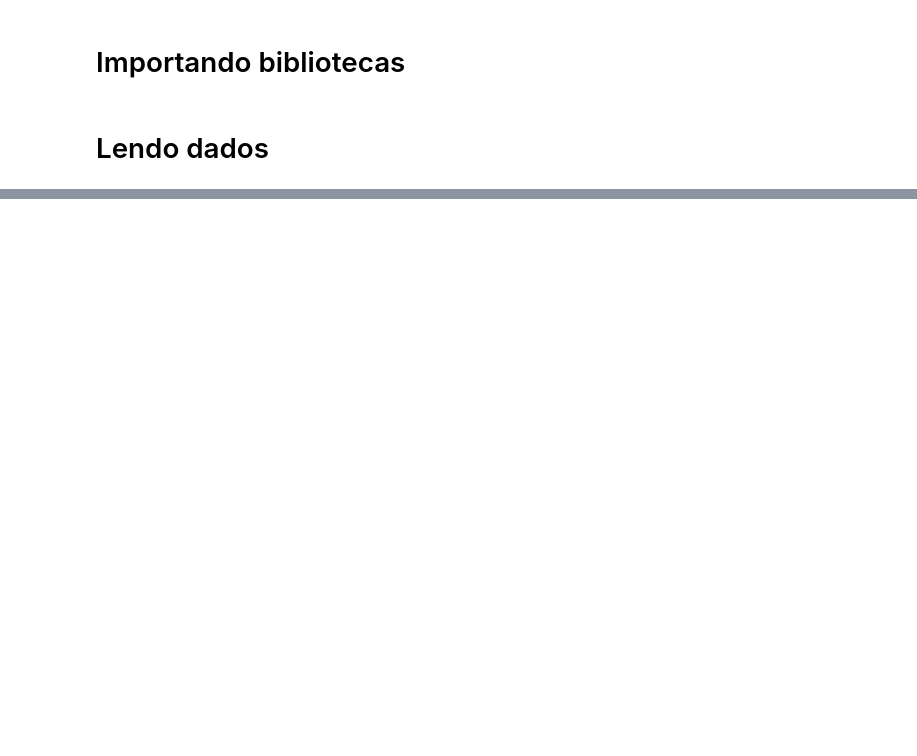
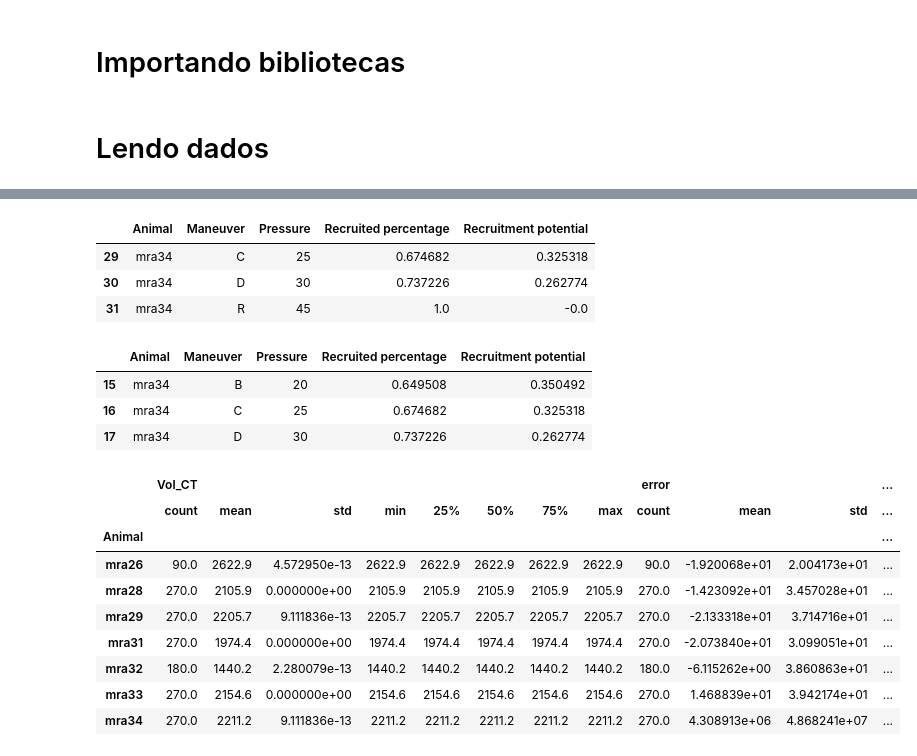
Before and after one commit to edlbcamargo/recrutabilidade, a Jupyter notebook: estima_recrutabilidade.ipynb, the cells around one changed output, grey strips where cells are left out. Drawn from its saved outputs; the diff is of its cells as text; code cells hidden in the pictures; blank space fills up the shorter version.

```diff
--- a/estima_recrutabilidade.ipynb
+++ b/estima_recrutabilidade.ipynb
@@ -34,3 +34,51 @@ dados_ct_df.head(2)
 |  | Animal | Pressure | CT Volume | Volume (Luva) | Estimated TLC | Estimated K | CT_Volume (rec) | ... |
 | 0 | mra26 | [10, 30, 45] | [458.40117130279543, 1406.1211183... | [1367.135, 1944.058, 2571.724] | 2622.866589 | 0.030899 | [0, 1373.4339242285157, 1969.8752... | ... |
 | 1 | mra28 | [10, 20, 25, 30, 45] | [539.5733922408295, 866.451994719... | [1283.233, 1660.177, 1847.163, 20... | 2105.897077 | 0.044662 | [0, 1384.9271159648897, 1823.6774... | ... |
+# %%
+def pega_potencial(df):
+    dfresult_lst = []
+    for index, ser in df.iterrows():
+        animal = ser['Animal']
+        manobra = {
+            10: 'A',
+            20: 'B',
+            25: 'C',
+            30: 'D',
+            45: 'R'
+        }
+        for p,r,rp in zip(ser['Pressure'],ser['Recruited percentage'],ser['Recruitment potential']):
+            index = []
+            caso = []
+            index.append('Animal')
+            caso.append(animal)
+            index.append('Maneuver')
+            caso.append(manobra[p])
+            index.append('Pressure')
+            caso.append(p)
+            index.append('Recruited percentage')
+            caso.append(r)
+            index.append('Recruitment potential')
+            caso.append(rp)
+            casodf = pd.DataFrame(caso, index).T
+            dfresult_lst.append(casodf)
+
+    dfresult = pd.concat(dfresult_lst, ignore_index=True)
+    return dfresult
+# %%
+dados_ct_rec_df = pega_potencial(dados_ct_df)
+dados_ct_rec_df.tail(3)
+# %% [output]
+|  | Animal | Maneuver | Pressure | Recruited percentage | Recruitment potential |
+| 29 | mra34 | C | 25 | 0.674682 | 0.325318 |
+| 30 | mra34 | D | 30 | 0.737226 | 0.262774 |
+| 31 | mra34 | R | 45 | 1.0 | -0.0 |
+# %%
+dados_ct_util = dados_ct_rec_df[(dados_ct_rec_df['Maneuver']=='B')|
+                                (dados_ct_rec_df['Maneuver']=='C')|
+                                (dados_ct_rec_df['Maneuver']=='D')].reset_index(drop=True)
+dados_ct_util.tail(3)
+# %% [output]
+|  | Animal | Maneuver | Pressure | Recruited percentage | Recruitment potential |
+| 15 | mra34 | B | 20 | 0.649508 | 0.350492 |
+| 16 | mra34 | C | 25 | 0.674682 | 0.325318 |
+| 17 | mra34 | D | 30 | 0.737226 | 0.262774 |
@@ -36,0 +87,13 @@ dados_ct_df.head(2)
+# %%
+dados_ct_eit.groupby('Animal').describe()
+# %% [output]
+|  | Vol_CT |  |  |  |  |  |  |  | error |  |  | ... |
+|  | count | mean | std | min | 25% | 50% | 75% | max | count | mean | std | ... |
+| Animal |  |  |  |  |  |  |  |  |  |  |  | ... |
+| mra26 | 90.0 | 2622.9 | 4.572950e-13 | 2622.9 | 2622.9 | 2622.9 | 2622.9 | 2622.9 | 90.0 | -1.920068e+01 | 2.004173e+01 | ... |
+| mra28 | 270.0 | 2105.9 | 0.000000e+00 | 2105.9 | 2105.9 | 2105.9 | 2105.9 | 2105.9 | 270.0 | -1.423092e+01 | 3.457028e+01 | ... |
+| mra29 | 270.0 | 2205.7 | 9.111836e-13 | 2205.7 | 2205.7 | 2205.7 | 2205.7 | 2205.7 | 270.0 | -2.133318e+01 | 3.714716e+01 | ... |
+| mra31 | 270.0 | 1974.4 | 0.000000e+00 | 1974.4 | 1974.4 | 1974.4 | 1974.4 | 1974.4 | 270.0 | -2.073840e+01 | 3.099051e+01 | ... |
+| mra32 | 180.0 | 1440.2 | 2.280079e-13 | 1440.2 | 1440.2 | 1440.2 | 1440.2 | 1440.2 | 180.0 | -6.115262e+00 | 3.860863e+01 | ... |
+| mra33 | 270.0 | 2154.6 | 0.000000e+00 | 2154.6 | 2154.6 | 2154.6 | 2154.6 | 2154.6 | 270.0 | 1.468839e+01 | 3.942174e+01 | ... |
+| mra34 | 270.0 | 2211.2 | 9.111836e-13 | 2211.2 | 2211.2 | 2211.2 | 2211.2 | 2211.2 | 270.0 | 4.308913e+06 | 4.868241e+07 | ... |
```
Also changed, not shown: parts of 5 cells of this notebook, 1 other file.
